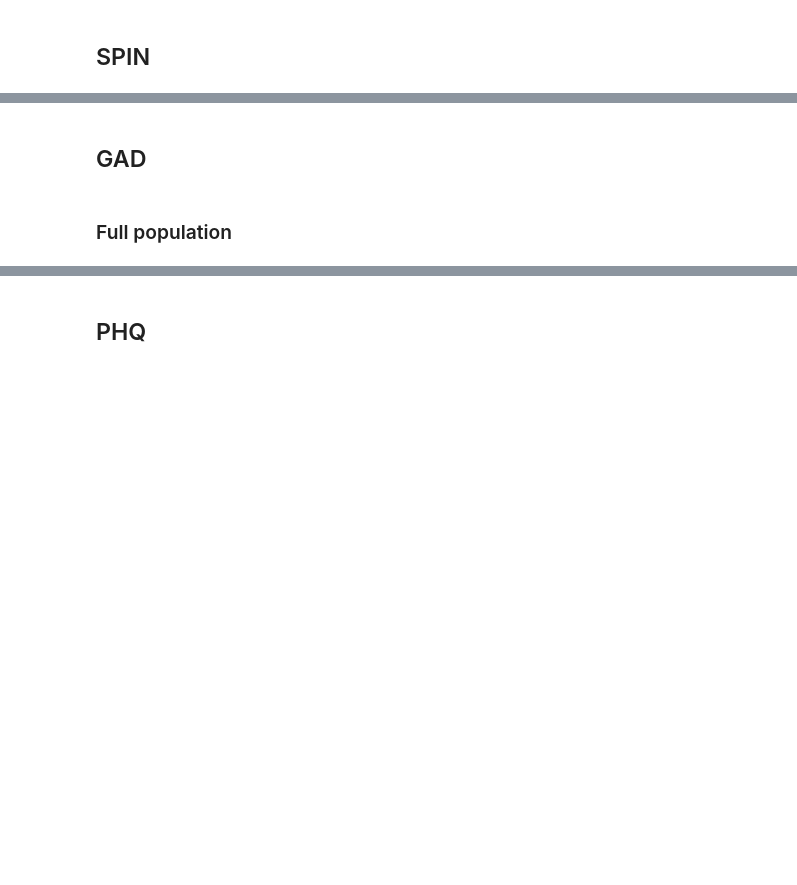
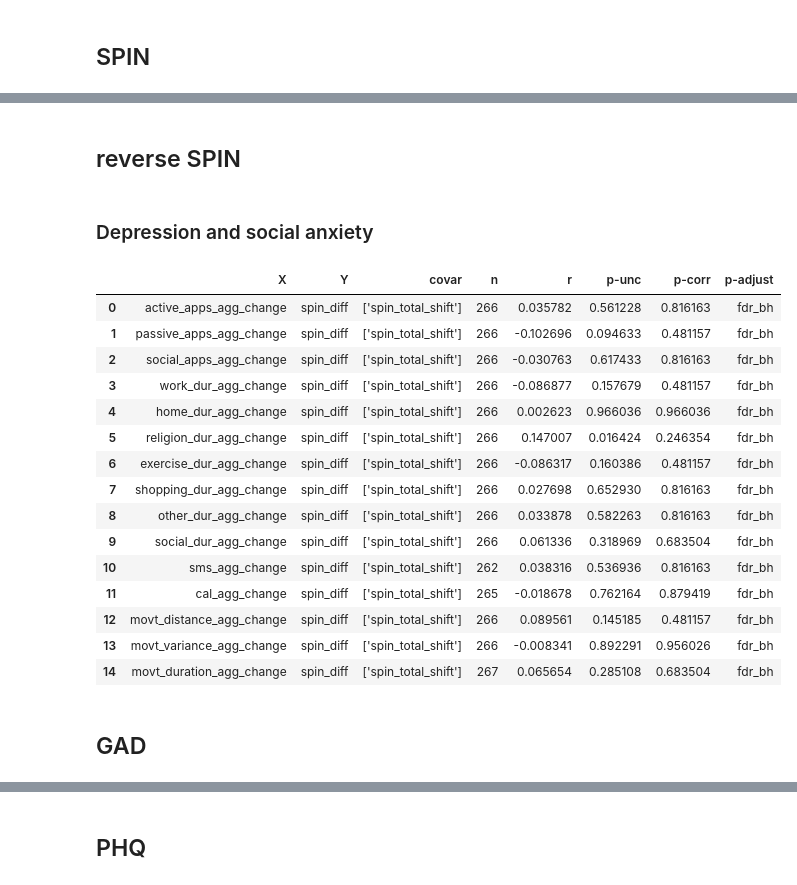
Before and after one commit to tliu526/lifesense, a Jupyter notebook: jmir_notebooks/jmir_review_analysis.ipynb, the cells around one changed output, grey strips where cells are left out. Cells and saved outputs as stored; diff of their text form; code cells hidden in the pictures; blank space fills up the shorter version.

```diff
--- a/jmir_notebooks/jmir_review_analysis.ipynb
+++ b/jmir_notebooks/jmir_review_analysis.ipynb
@@ -2199,0 +2200,4 @@ change_phq_corr['baseline_phq'] = change_gad_spin_corr['pid'].map(baseline_phq_d
+# %%
+rev_gad_spin_corr['baseline_spin'] = rev_gad_spin_corr['pid'].map(baseline_spin_dict)
+rev_gad_spin_corr['baseline_gad'] = rev_gad_spin_corr['pid'].map(baseline_gad_dict)
+rev_phq_corr['baseline_phq'] = rev_gad_spin_corr['pid'].map(baseline_phq_dict)
@@ -2223,4 +2237,26 @@ display_partial_corr(change_gad_spin_corr, agg_cols_change, 'baseline_spin', 'sp
+# %% [markdown]
+## reverse SPIN
+# %% [markdown]
+### Depression and social anxiety
+# %%
+sel_df = rev_gad_spin_corr[rev_gad_spin_corr['baseline_cluster'] == 'soc_anx']
+display_partial_corr(sel_df, agg_cols_change, 'spin_total_shift', 'spin_diff')
+# %% [output]
+|  | X | Y | covar | n | r | p-unc | p-corr | p-adjust |
+| 0 | active_apps_agg_change | spin_diff | ['spin_total_shift'] | 266 | 0.035782 | 0.561228 | 0.816163 | fdr_bh |
+| 1 | passive_apps_agg_change | spin_diff | ['spin_total_shift'] | 266 | -0.102696 | 0.094633 | 0.481157 | fdr_bh |
+| 2 | social_apps_agg_change | spin_diff | ['spin_total_shift'] | 266 | -0.030763 | 0.617433 | 0.816163 | fdr_bh |
+| 3 | work_dur_agg_change | spin_diff | ['spin_total_shift'] | 266 | -0.086877 | 0.157679 | 0.481157 | fdr_bh |
+| 4 | home_dur_agg_change | spin_diff | ['spin_total_shift'] | 266 | 0.002623 | 0.966036 | 0.966036 | fdr_bh |
+| 5 | religion_dur_agg_change | spin_diff | ['spin_total_shift'] | 266 | 0.147007 | 0.016424 | 0.246354 | fdr_bh |
+| 6 | exercise_dur_agg_change | spin_diff | ['spin_total_shift'] | 266 | -0.086317 | 0.160386 | 0.481157 | fdr_bh |
+| 7 | shopping_dur_agg_change | spin_diff | ['spin_total_shift'] | 266 | 0.027698 | 0.652930 | 0.816163 | fdr_bh |
+| 8 | other_dur_agg_change | spin_diff | ['spin_total_shift'] | 266 | 0.033878 | 0.582263 | 0.816163 | fdr_bh |
+| 9 | social_dur_agg_change | spin_diff | ['spin_total_shift'] | 266 | 0.061336 | 0.318969 | 0.683504 | fdr_bh |
+| 10 | sms_agg_change | spin_diff | ['spin_total_shift'] | 262 | 0.038316 | 0.536936 | 0.816163 | fdr_bh |
+| 11 | cal_agg_change | spin_diff | ['spin_total_shift'] | 265 | -0.018678 | 0.762164 | 0.879419 | fdr_bh |
+| 12 | movt_distance_agg_change | spin_diff | ['spin_total_shift'] | 266 | 0.089561 | 0.145185 | 0.481157 | fdr_bh |
+| 13 | movt_variance_agg_change | spin_diff | ['spin_total_shift'] | 266 | -0.008341 | 0.892291 | 0.956026 | fdr_bh |
+| 14 | movt_duration_agg_change | spin_diff | ['spin_total_shift'] | 267 | 0.065654 | 0.285108 | 0.683504 | fdr_bh |
 # %% [markdown]
 ## GAD
-# %% [markdown]
-### Full population
```
Also changed, not shown: parts of 33 cells of this notebook.
